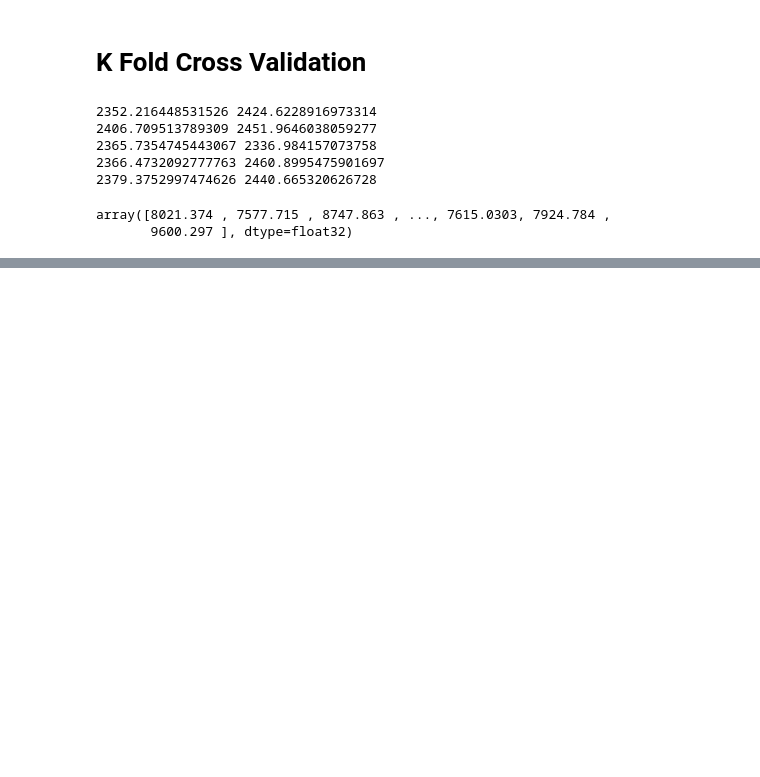
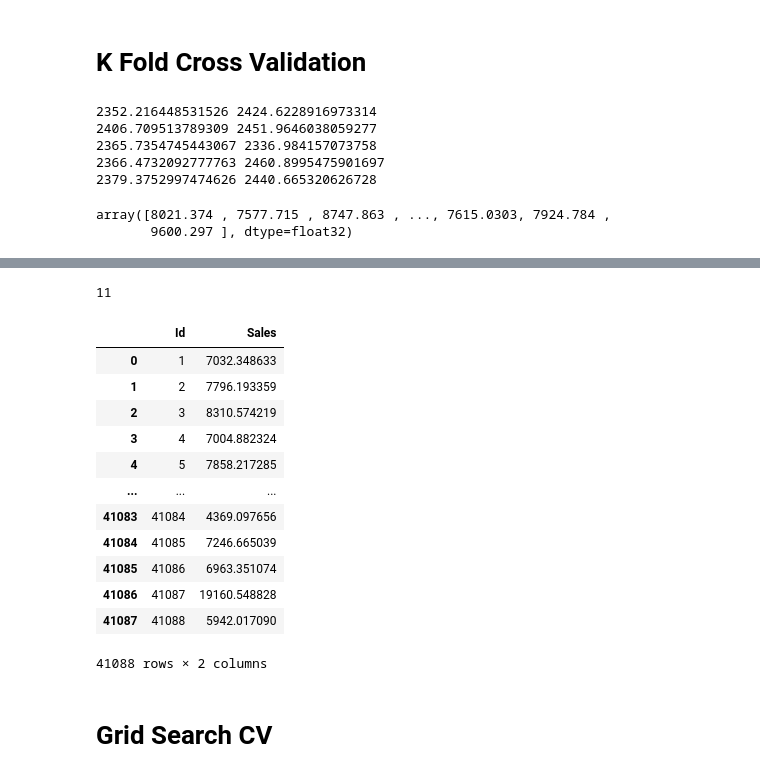
Before and after one commit to heyrobin/GBMs, a Jupyter notebook: 5_Gradient_Boosting_Machines_(GBMs)_with_XGBoost.ipynb, the cells around one changed output, grey strips where cells are left out. Cells and saved outputs as stored; diff of their text form; code cells hidden in the pictures; blank space fills up the shorter version.

```diff
--- a/5_Gradient_Boosting_Machines_(GBMs)_with_XGBoost.ipynb
+++ b/5_Gradient_Boosting_Machines_(GBMs)_with_XGBoost.ipynb
@@ -575,0 +811,25 @@ array([8021.374 , 7577.715 , 8747.863 , ..., 7615.0303, 7924.784 ,
+# %%
+test_preds = model.predict(X_test)
+# %%
+submission_df['Sales']  = test_preds
+# %%
+test_df.Open.isna().sum()
+# %% [output]
+11
+# %%
+submission_df['Sales'] = submission_df['Sales'] * test_df.Open.fillna(1.)
+submission_df
+# %% [output]
+|  | Id | Sales |
+| 0 | 1 | 7032.348633 |
+| 1 | 2 | 7796.193359 |
+| 2 | 3 | 8310.574219 |
+| 3 | 4 | 7004.882324 |
+| 4 | 5 | 7858.217285 |
+| ... | ... | ... |
+| 41083 | 41084 | 4369.097656 |
+| 41084 | 41085 | 7246.665039 |
+| 41085 | 41086 | 6963.351074 |
+| 41086 | 41087 | 19160.548828 |
+| 41087 | 41088 | 5942.017090 |
+41088 rows × 2 columns
@@ -575,0 +845,2 @@ array([8021.374 , 7577.715 , 8747.863 , ..., 7615.0303, 7924.784 ,
+# %% [markdown]
+# Grid Search CV
```
Also changed, not shown: parts of 51 cells of this notebook.
